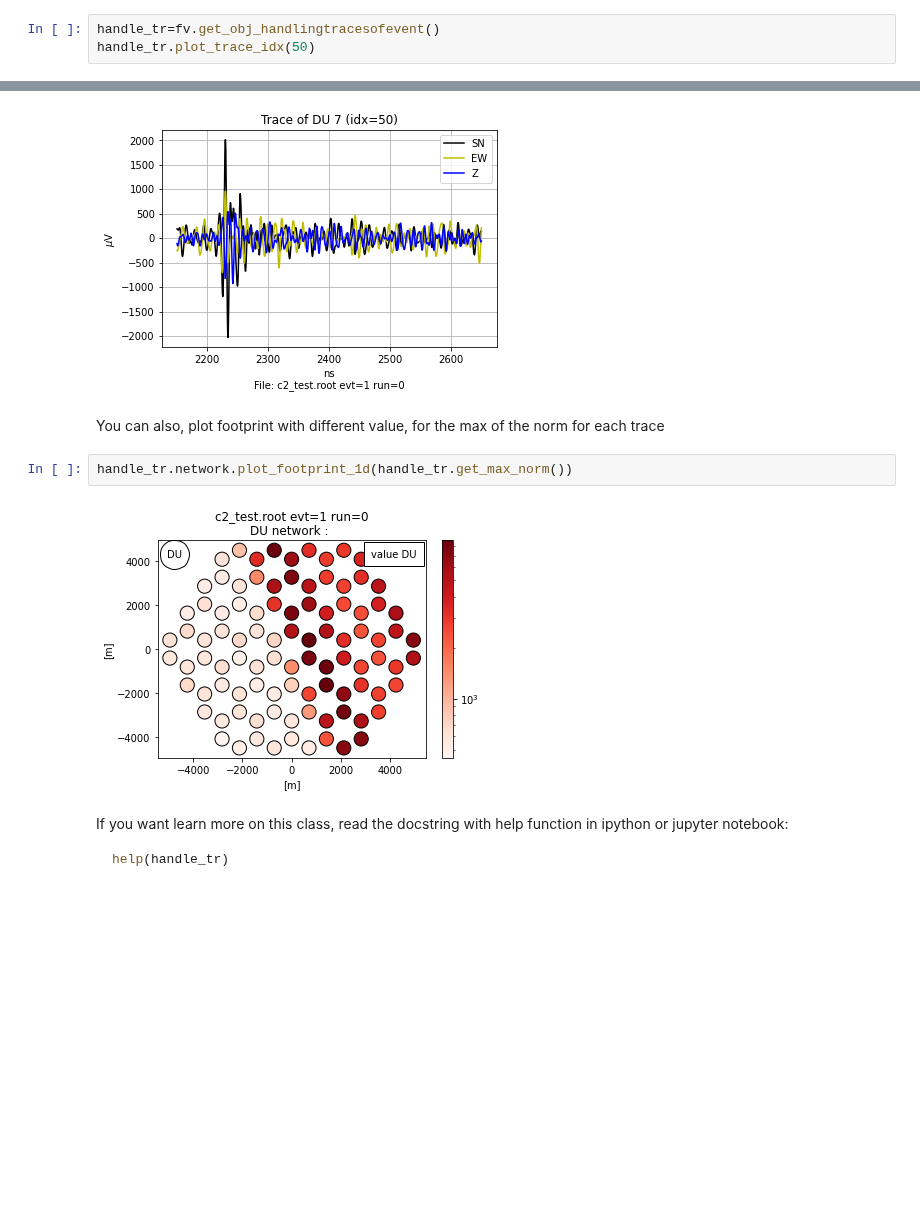
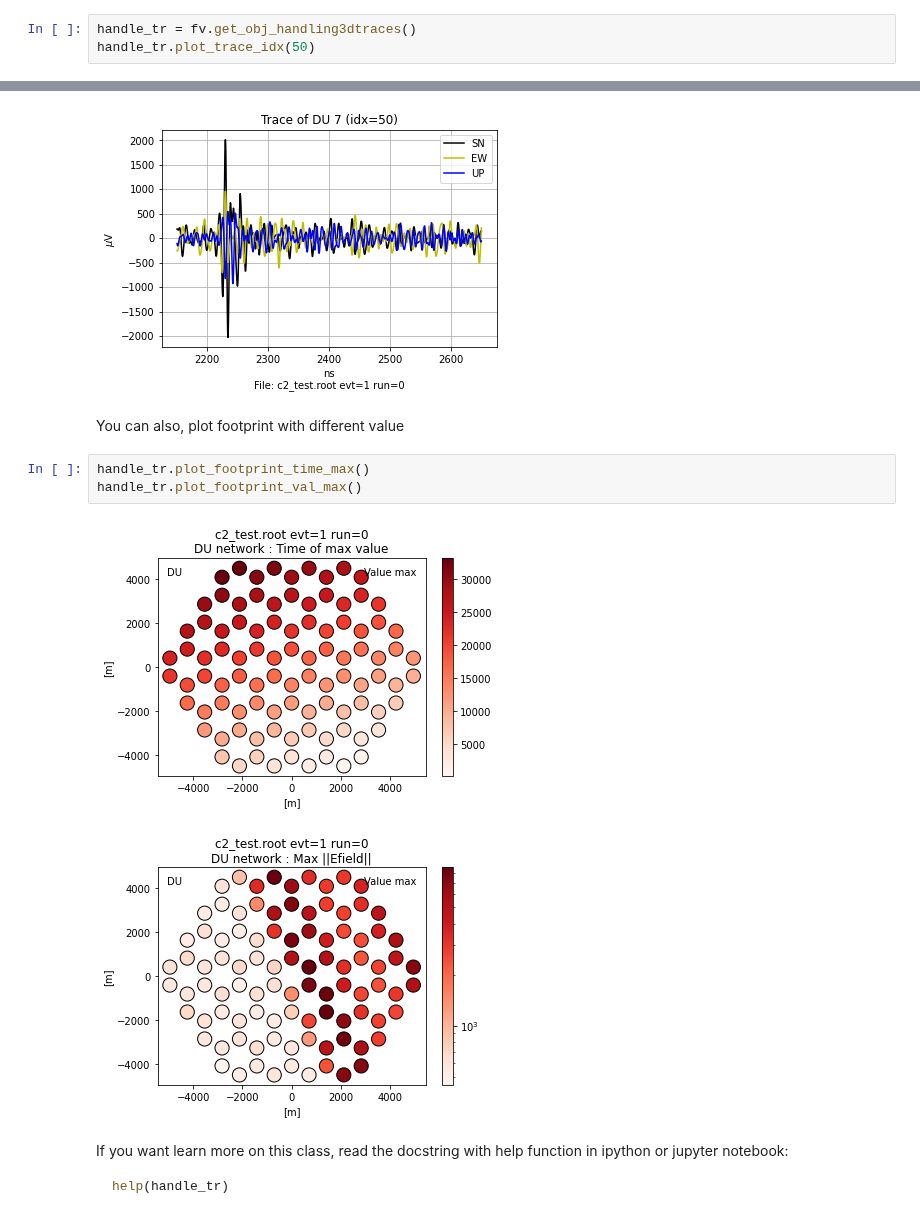
Before and after one commit to grand-mother/grand, a Jupyter notebook: examples/notebook/data_chal/dc1_dc2.ipynb, the cells around one changed output, grey strips where cells are left out. Drawn from its saved outputs; the diff is of its cells as text; blank space fills up the shorter version.

````diff
--- a/examples/notebook/data_chal/dc1_dc2.ipynb
+++ b/examples/notebook/data_chal/dc1_dc2.ipynb
@@ -117,7 +118,7 @@ plt.plot(fv.traces[50,0])
 # %% [markdown]
 FileVoltageEvent is still a data class wihtout feature to handle trace, to do that you can use the specific class for traces 3D: `Handling3dTracesOfEvent()` in grand.basis.traces_event.py package
 # %%
-handle_tr=fv.get_obj_handlingtracesofevent()
+handle_tr = fv.get_obj_handling3dtraces()
 handle_tr.plot_trace_idx(50)
 # %% [output]
 [figure]
@@ -128,11 +129,13 @@ handle_tr.plot_trace_du(7)
 # %% [output]
 [figure]
 # %% [markdown]
-You can also, plot footprint with different value, for the max of the norm for each trace
+You can also, plot footprint with different value
 # %%
-handle_tr.network.plot_footprint_1d(handle_tr.get_max_norm())
+handle_tr.plot_footprint_time_max()
+handle_tr.plot_footprint_val_max()
 # %% [output]
-[figure, old version]
+[figure, new version]
+[figure, added]
 # %% [markdown]
 If you want learn more on this class, read the docstring with help function in ipython or jupyter notebook:
 ```bash
````
Also changed, not shown: parts of 5 cells of this notebook.
